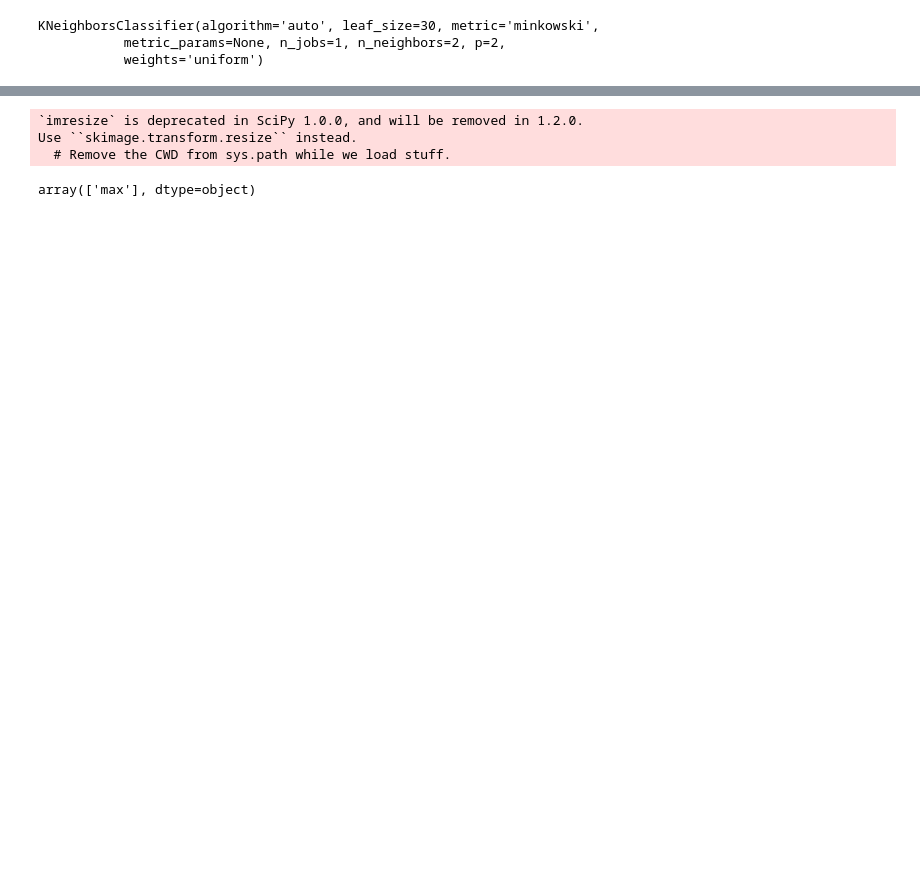
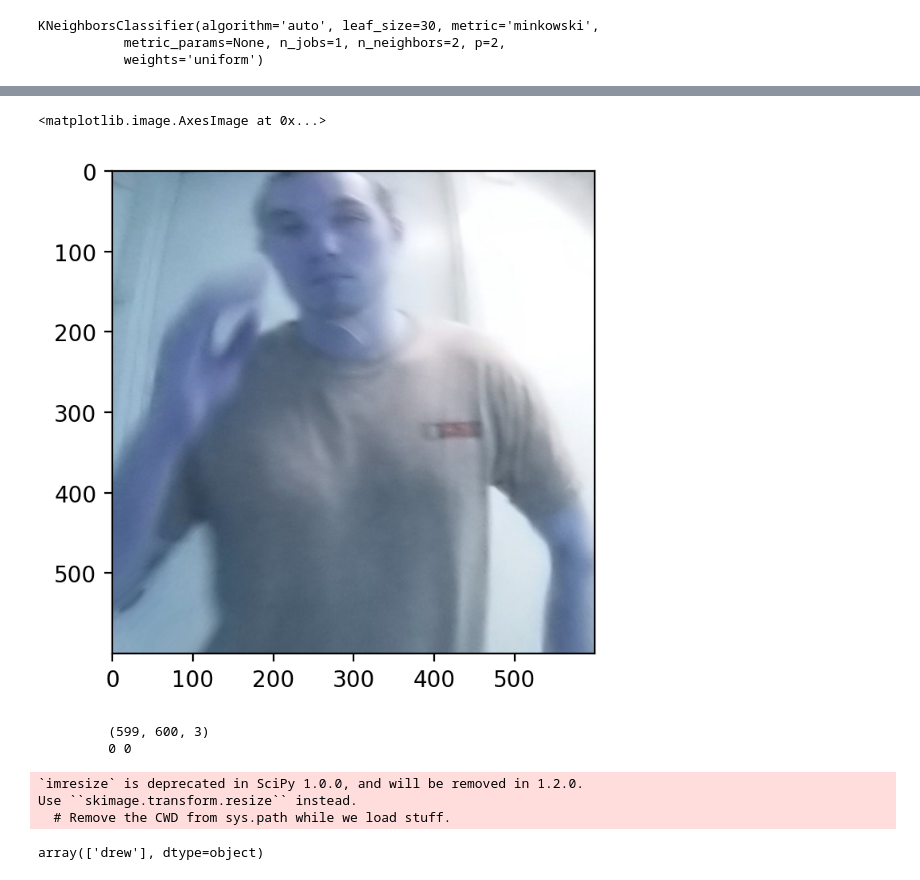
Before and after one commit to m-a-x/peep, a Jupyter notebook: peep.ipynb, the cells around one changed output, grey strips where cells are left out. Drawn from its saved outputs; the diff is of its cells as text; code cells hidden in the pictures; blank space fills up the shorter version.

```diff
--- a/peep.ipynb
+++ b/peep.ipynb
@@ -17,3 +17,13 @@ import os
 
 %matplotlib inline
 display(HTML("<style>.container { width:70% !important; }</style>"))
+# %%
+def resize_img(img, dims=(900,900)):
+    h,w = img.shape[:2]
+    buffer_h = int(np.round((h - dims[0] ) / 2.0))
+    buffer_w = int(np.round((w - dims[1]) / 2.0))
+    resized_img = img[buffer_h:h - buffer_h, buffer_w:w - buffer_w, :][:dims[0],:dims[1],:]
+    if not resized_img.shape[:2] == dims:
+        print('\t', resized_img.shape)
+        print('\t', buffer_h, buffer_w)
+    return resized_img
@@ -20,3 +86,10 @@ display(HTML("<style>.container { width:70% !important; }</style>"))
+# %%
+def undistort(img_path, K, D):
+    img = cv2.imread(img_path)
+    img = resize_img(img=img)
+    map1, map2 = cv2.fisheye.initUndistortRectifyMap(K, D, np.eye(3), K, (900,900), cv2.CV_16SC2)
+    undistorted_img = cv2.remap(img, map1, map2, interpolation=cv2.INTER_LINEAR, borderMode=cv2.BORDER_CONSTANT)
+    return undistorted_img
 # %%
 def threads(num_threads, data, cb_run, *args, **kwargs):
     """
@@ -130,3 +204,5 @@ def process_img(img_path, name='max'):
         return {'t': bounding_box[0], 'b': bounding_box[2], 'l': bounding_box[3], 'r': bounding_box[1], 'outpath': outpath, 'encoding': encoding, 'name': name}
     print('no faces detected:\t', img_path)
     return {'t': None, 'b': None, 'l': None, 'r': None, 'outpath': None, 'encoding': None, 'name': name}
+# %%
+K, D = calibrate_fisheye()
@@ -180,3 +265,9 @@ knn.fit(all_df['encoding'].values.tolist(), all_df['name'].values)
 KNeighborsClassifier(algorithm='auto', leaf_size=30, metric='minkowski',
            metric_params=None, n_jobs=1, n_neighbors=2, p=2,
            weights='uniform')
+# %%
+undistorted = undistort(ENVIRONMENT_NAME + '/' + DATA_FOLDER_NAME + '/test/corbet4.jpg', K, D)
+img = cv2.imread(ENVIRONMENT_NAME + '/' + DATA_FOLDER_NAME + '/test/corbet4.jpg')
+img = resize_img(img, (600, 600))
+fig, ax = plt.subplots(dpi=200)
+ax.imshow(img)
@@ -183,13 +281,21 @@ KNeighborsClassifier(algorithm='auto', leaf_size=30, metric='minkowski',
+# %%
+fig, ax = plt.subplots(dpi=200)
+ax.imshow(resize_img(undistorted, (600,600)))
+# %% [output]
+<matplotlib.image.AxesImage at 0x...>
+[figure, added]
 # %%
-img = fr.load_image_file(ENVIRONMENT_NAME + '/data/test/max.jpg')
-resized_img, bounding_box = robust_bounding_boxes(img)
+# img = fr.load_image_file(ENVIRONMENT_NAME + '/data/test/max.jpg')
+resized_img, bounding_box = robust_bounding_boxes(resize_img(img, (600, 600)), 'cnn')
 encoding = fr.face_encodings(resized_img, known_face_locations=[bounding_box], num_jitters=1)[0]
 knn.predict([encoding])
 # %% [output]
-`imresize` is deprecated in SciPy 1.0.0, and will be removed in 1.2.0.
-Use ``skimage.transform.resize`` instead.
-  # Remove the CWD from sys.path while we load stuff.
+         (599, 600, 3)
+         0 0
-array(['max'], dtype=object)
+`imresize` is deprecated in SciPy 1.0.0, and will be removed in 1.2.0.
+Use ``skimage.transform.resize`` instead.
+  # Remove the CWD from sys.path while we load stuff.
+array(['drew'], dtype=object)
 # %%
 img = fr.load_image_file(ENVIRONMENT_NAME + '/data/test/arsh.jpg')
 resized_img, bounding_box = robust_bounding_boxes(img)
```
Also changed, not shown: parts of 12 cells of this notebook, 46 other files.
